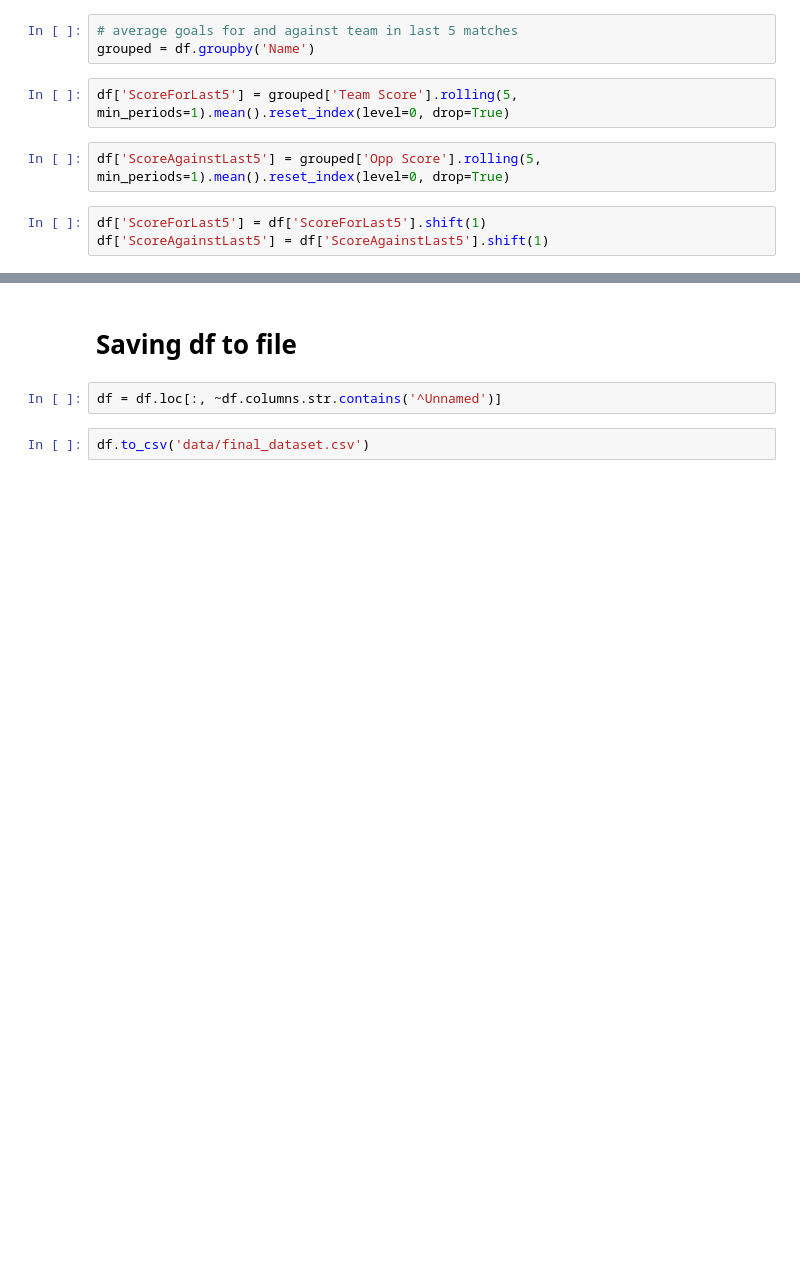
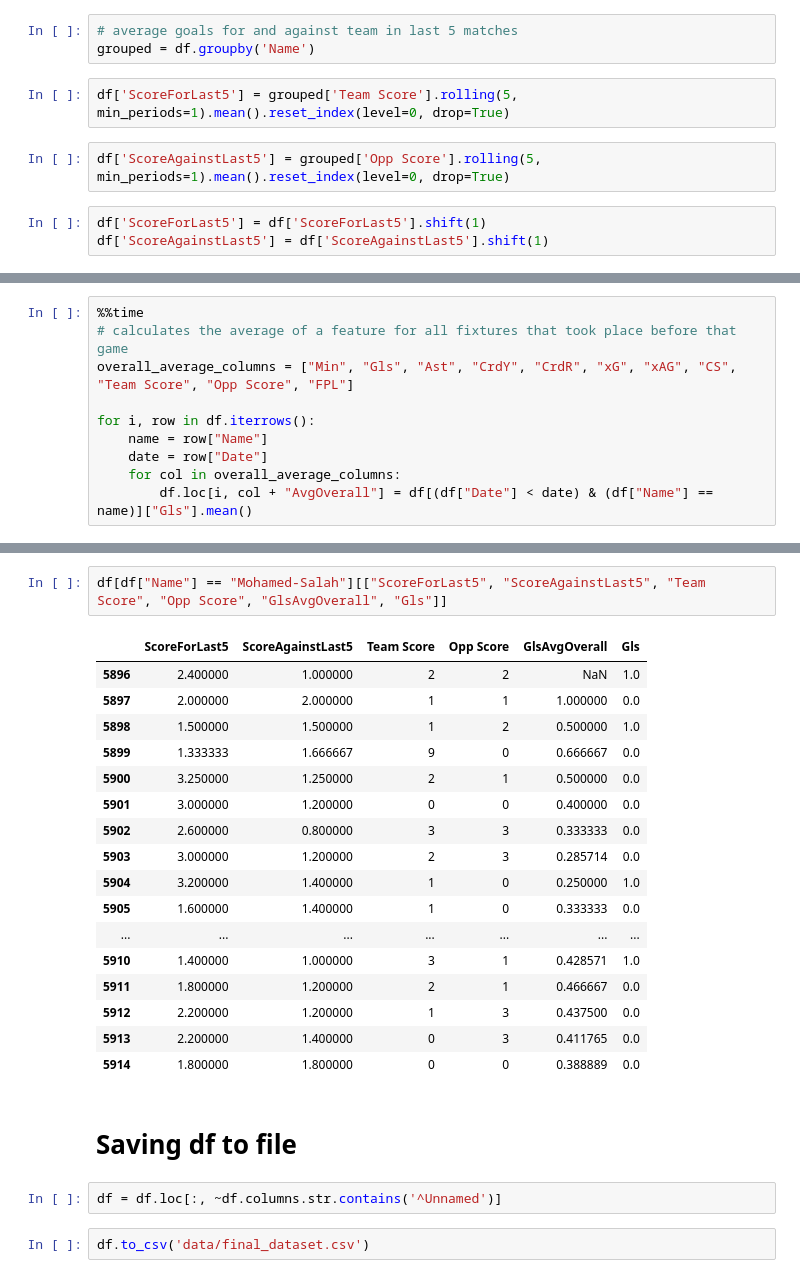
Before and after one commit to Fran3x/FPL_Model, a Jupyter notebook: notebooks/adding_features.ipynb, the cells around one changed output, grey strips where cells are left out. Drawn from its saved outputs; the diff is of its cells as text; blank space fills up the shorter version.

Commit message:
new overall average features

```diff
--- a/notebooks/adding_features.ipynb
+++ b/notebooks/adding_features.ipynb
@@ -59,0 +51,10 @@ df[df["Name"] == "Mohamed-Salah"][["ScoreForLast5", "ScoreAgainstLast5", "Team S
+# %%
+%%time
+# calculates the average of a feature for all fixtures that took place before that game
+overall_average_columns = ["Min", "Gls", "Ast", "CrdY", "CrdR", "xG", "xAG", "CS", "Team Score", "Opp Score", "FPL"]
+
+for i, row in df.iterrows():
+    name = row["Name"]
+    date = row["Date"]
+    for col in overall_average_columns:
+        df.loc[i, col + "AvgOverall"] = df[(df["Date"] < date) & (df["Name"] == name)]["Gls"].mean()
@@ -60,3 +64,23 @@ df[df["Name"] == "Mohamed-Salah"][["ScoreForLast5", "ScoreAgainstLast5", "Team S
+# %%
+df[df["Name"] == "Mohamed-Salah"][["ScoreForLast5", "ScoreAgainstLast5", "Team Score", "Opp Score", "GlsAvgOverall", "Gls"]]
+# %% [output]
+|  | ScoreForLast5 | ScoreAgainstLast5 | Team Score | Opp Score | GlsAvgOverall | Gls |
+| 5896 | 2.400000 | 1.000000 | 2 | 2 | NaN | 1.0 |
+| 5897 | 2.000000 | 2.000000 | 1 | 1 | 1.000000 | 0.0 |
+| 5898 | 1.500000 | 1.500000 | 1 | 2 | 0.500000 | 1.0 |
+| 5899 | 1.333333 | 1.666667 | 9 | 0 | 0.666667 | 0.0 |
+| 5900 | 3.250000 | 1.250000 | 2 | 1 | 0.500000 | 0.0 |
+| 5901 | 3.000000 | 1.200000 | 0 | 0 | 0.400000 | 0.0 |
+| 5902 | 2.600000 | 0.800000 | 3 | 3 | 0.333333 | 0.0 |
+| 5903 | 3.000000 | 1.200000 | 2 | 3 | 0.285714 | 0.0 |
+| 5904 | 3.200000 | 1.400000 | 1 | 0 | 0.250000 | 1.0 |
+| 5905 | 1.600000 | 1.400000 | 1 | 0 | 0.333333 | 0.0 |
+| ... | ... | ... | ... | ... | ... | ... |
+| 5910 | 1.400000 | 1.000000 | 3 | 1 | 0.428571 | 1.0 |
+| 5911 | 1.800000 | 1.200000 | 2 | 1 | 0.466667 | 0.0 |
+| 5912 | 2.200000 | 1.200000 | 1 | 3 | 0.437500 | 0.0 |
+| 5913 | 2.200000 | 1.400000 | 0 | 3 | 0.411765 | 0.0 |
+| 5914 | 1.800000 | 1.800000 | 0 | 0 | 0.388889 | 0.0 |
 # %% [markdown]
 # Saving df to file
 # %%
```
Also changed, not shown: parts of 4 cells of this notebook, 2 other files.
